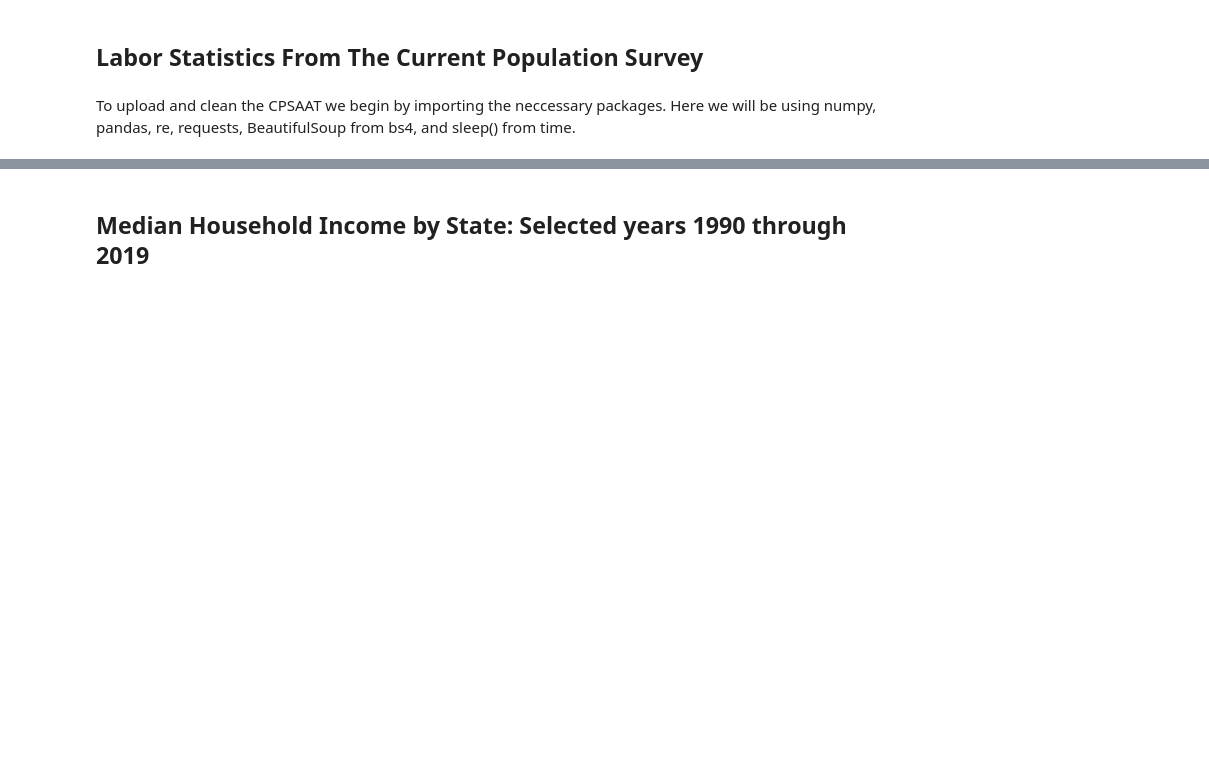
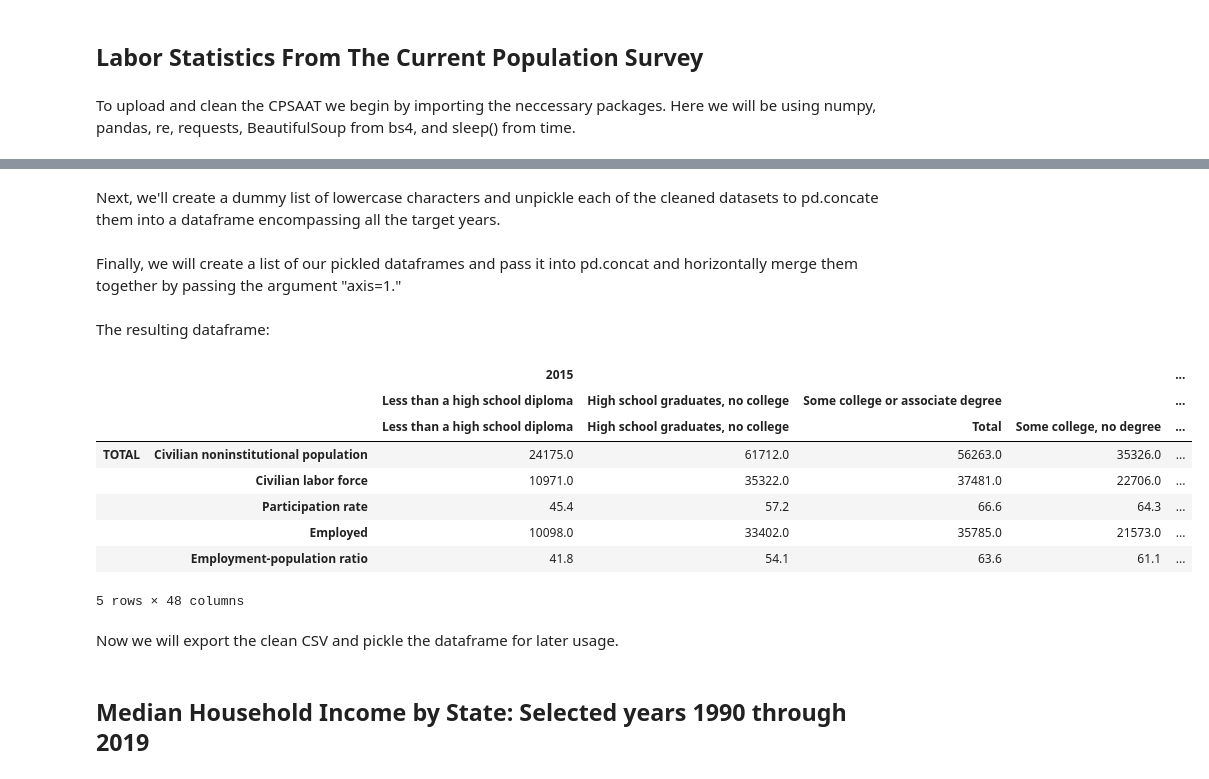
Before and after one commit to zee52791/CapstoneExcelGroup, a Jupyter notebook: ETL.ipynb, the cells around one changed output, grey strips where cells are left out. Drawn from its saved outputs; the diff is of its cells as text; code cells hidden in the pictures; blank space fills up the shorter version.

```diff
--- a/ETL.ipynb
+++ b/ETL.ipynb
@@ -104,12 +104,14 @@ for i in range(2016, 2020):
         ]
     )
 
-    #Now we create a list of column and index arrays
+    # Now we create a list of column and index arrays
     column_arrays = [column_level1, column_level2, column_level3]
     index_arrays = [outer_index, inner_index]
 
     # Create the dataframe
     df = pd.DataFrame(clean_data, index=index_arrays, columns=column_arrays)
+    df.replace(',', '', regex=True, inplace=True) # We're replacing the commas in each entry
+    df = df.astype(float) # Casting each value as a float data type
 
     # We pickle the dataframe and export a clean CSV
     df.to_pickle(f'clean-pickle/cpsaat-{year}.pkl')
@@ -125,6 +129,8 @@ for year in ['2015', '2020']:
     df = pd.DataFrame(xl.values, columns=column_arrays, index=index_arrays)
     df.to_pickle(f'clean-pickle/cpsaat-{year}.pkl')
     df.to_csv(f'clean-csv/cpsaat-{year}.csv')
+# %% [markdown]
+Next, we'll create a dummy list of lowercase characters and unpickle each of the cleaned datasets to pd.concate them into a dataframe encompassing all the target years.
 # %%
 dummy = list(ascii_lowercase)[0:6]
 k = 0
@@ -132,5 +138,7 @@ for i in range(2015, 2021):
     year = str(i)
     dummy[k] = pd.read_pickle(f'clean-pickle/cpsaat-{year}.pkl')
     k += 1
+# %% [markdown]
+Finally, we will create a list of our pickled dataframes and pass it into pd.concat and horizontally merge them together by passing the argument "axis=1."
 # %%
 combine = [dummy[i] for i in range(0, 6)]
@@ -138,3 +146,19 @@ all_years = pd.concat(combine, axis= 1)
+# %% [markdown]
+The resulting dataframe:
+# %%
+all_years.head()
+# %% [output]
+|  |  | 2015 |  |  |  | ... |
+|  |  | Less than a high school diploma | High school graduates, no college | Some college or associate degree |  | ... |
+|  |  | Less than a high school diploma | High school graduates, no college | Total | Some college, no degree | ... |
+| TOTAL | Civilian noninstitutional population | 24175.0 | 61712.0 | 56263.0 | 35326.0 | ... |
+|  | Civilian labor force | 10971.0 | 35322.0 | 37481.0 | 22706.0 | ... |
+|  | Participation rate | 45.4 | 57.2 | 66.6 | 64.3 | ... |
+|  | Employed | 10098.0 | 33402.0 | 35785.0 | 21573.0 | ... |
+|  | Employment-population ratio | 41.8 | 54.1 | 63.6 | 61.1 | ... |
+5 rows × 48 columns
+# %% [markdown]
+Now we will export the clean CSV and pickle the dataframe for later usage.
 # %%
 all_years.to_csv('clean-csv/cpsaat-all-years.csv')
 all_years.to_pickle('clean-pickle/cpsaat-all-years.pkl')
```
Also changed, not shown: parts of 3 cells of this notebook, 9 other files.
